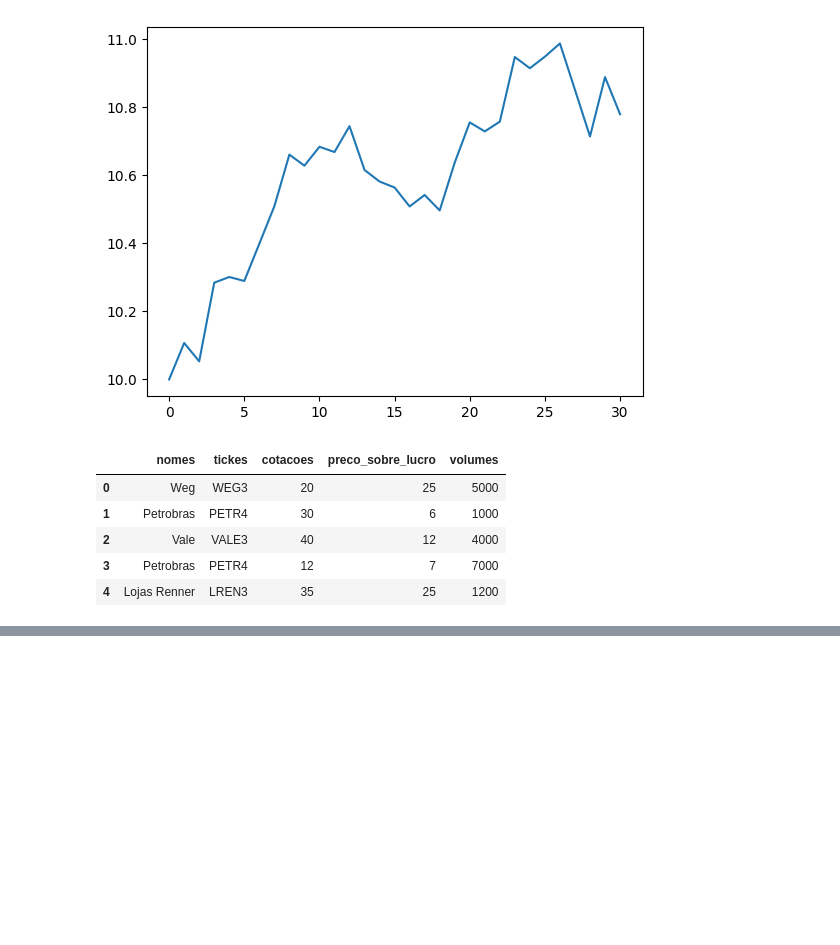
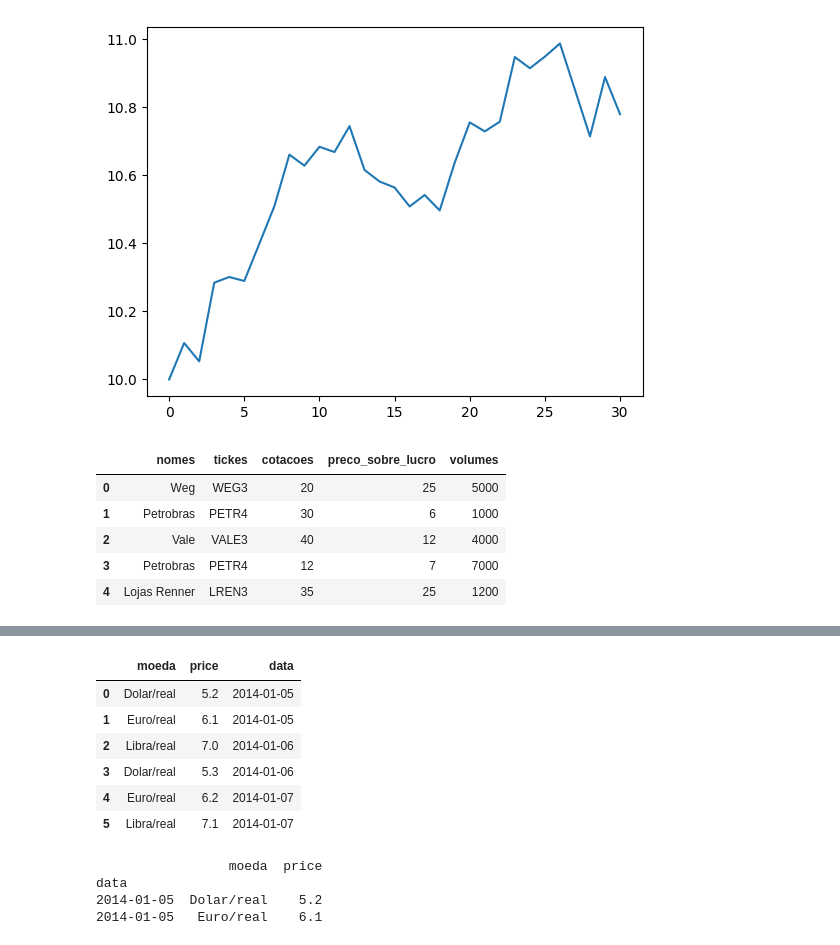
Before and after one commit to Jgonsan/Python, a Jupyter notebook: Pandas.ipynb, the cells around one changed output, grey strips where cells are left out. Saved outputs shown, nothing was run; the diff lists cells and outputs as text; code cells hidden in the pictures; blank space fills up the shorter version.

```diff
--- a/Pandas.ipynb
+++ b/Pandas.ipynb
@@ -159,0 +428,11 @@ serie = pd.Serie(['Brasil', 'Argentina', 'Chile', 'Peru'], index=['BR', 'AR', 'C
+# %%
+#Selecionando itens com o &:
+
+df_cambio = pd.DataFrame({
+    'moeda': ['Dolar/real', 'Euro/real', 'Libra/real']*2,
+    'price': [5.2, 6.1, 7.0, 5.3, 6.2, 7.1],
+    'data': sorted(list(pd.date_range(start='01-05-2014', periods=3))*2)})
+
+#Dolar com preço maior que 5.2
+df_dolar = df_cambio[(df_cambio['moeda'] == 'Dolar/real') & (df_cambio['price'] > 5.0)]
+df_dolar
@@ -159,0 +454,20 @@ serie = pd.Serie(['Brasil', 'Argentina', 'Chile', 'Peru'], index=['BR', 'AR', 'C
+# %%
+df_cambio
+# %% [output]
+|  | moeda | price | data |
+| 0 | Dolar/real | 5.2 | 2014-01-05 |
+| 1 | Euro/real | 6.1 | 2014-01-05 |
+| 2 | Libra/real | 7.0 | 2014-01-06 |
+| 3 | Dolar/real | 5.3 | 2014-01-06 |
+| 4 | Euro/real | 6.2 | 2014-01-07 |
+| 5 | Libra/real | 7.1 | 2014-01-07 |
+# %%
+#como selecionar um index específico
+df_cambio = df_cambio.set_index('data')
+df =df_cambio[(df_cambio.index == '2014-01-05')]
+print(df)
+# %% [output]
+                 moeda  price
+data
+2014-01-05  Dolar/real    5.2
+2014-01-05   Euro/real    6.1
```
Also changed, not shown: parts of 21 cells of this notebook.
